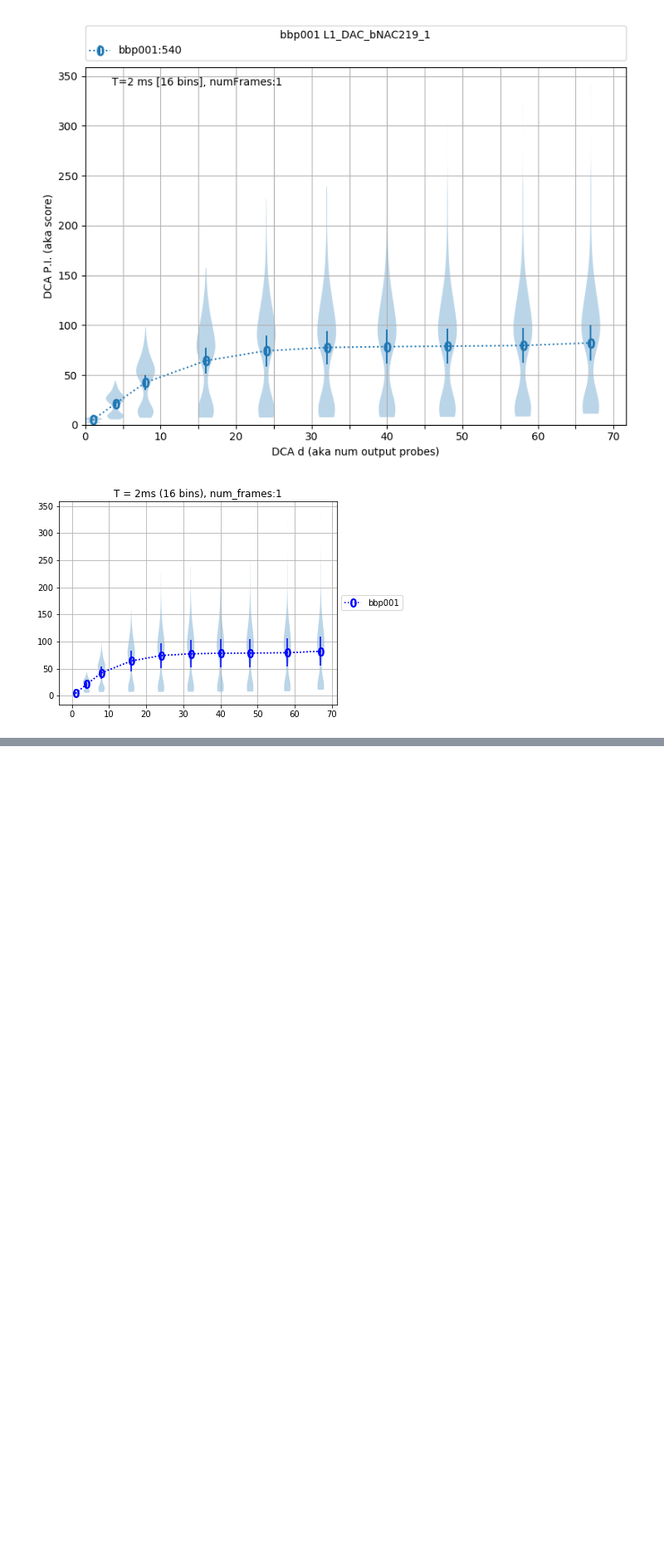
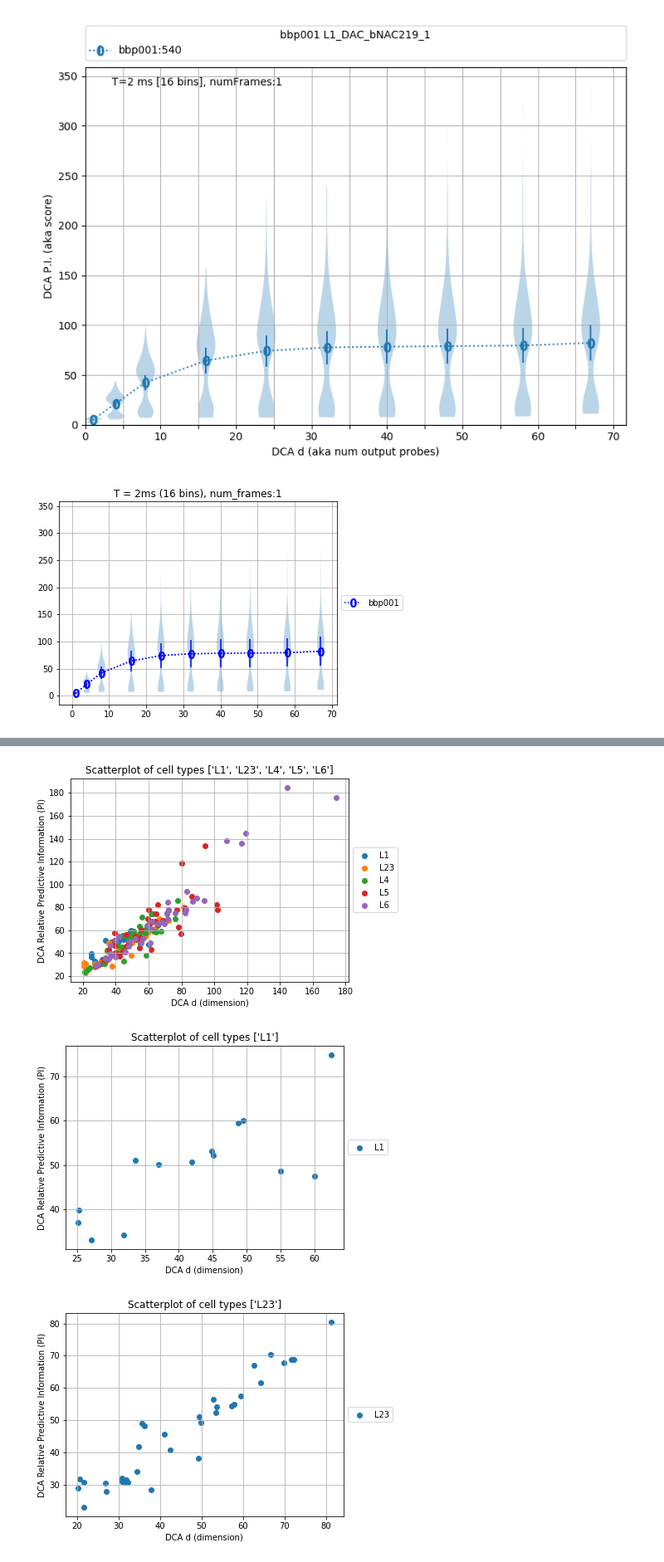
Before and after one commit to sushanthkumar2004/single-neuron-complexity, a Jupyter notebook: DCA_Graphs_and_Analysis.ipynb, the cells around one changed output, grey strips where cells are left out. Shown at 83% size. Cells and saved outputs as stored; diff of their text form; code cells hidden in the pictures; blank space fills up the shorter version.

```diff
--- a/DCA_Graphs_and_Analysis.ipynb
+++ b/DCA_Graphs_and_Analysis.ipynb
@@ -719,0 +724,25 @@ graph_DCA_vs_PI_framewise('bbp001')
+# %%
+def generate_DCA_vs_PI_by_type(cell_type, fit='exp', normalizer='unnorm', use_integer_DCA=True):
+    dca_pi_thresh_by_cell = []
+
+    for cell in SORTED_CELL_TYPES[cell_type]:
+        param_data_cell = curve_fit_params_DCA_vs_PI([cell], fit=fit, normalizer=normalizer)
+        error_cell = np.sqrt(param_data_cell['MSE'])
+        fit_params = param_data_cell['params']
+        threshold = param_data_cell['threshold']
+
+        dca_pi_thresh_current_cell = [cell, threshold, error_cell]
+
+        if fit == 'exp':
+            if use_integer_DCA:
+                A, B = fit_params
+                dca_lvl = np.ceil(-1 / B * np.log(1 - (threshold - error_cell) / A))
+            else:
+                A, B = fit_params
+                dca_lvl = -1 / B * np.log(1 - (threshold - error_cell) / A)
+            # append dca_lvl and the PI value corresponding to dca_lvl
+            dca_pi_thresh_current_cell.append(dca_lvl)
+            dca_pi_thresh_current_cell.append(A * (1 - np.exp(- B * dca_lvl)))
+
+        dca_pi_thresh_by_cell.append(dca_pi_thresh_current_cell)
+    return pd.DataFrame(dca_pi_thresh_by_cell, columns=['cell_name', 'threshold', 'error', 'dca_level', 'pi'])
@@ -719,0 +854,23 @@ graph_DCA_vs_PI_framewise('bbp001')
+# %%
+def generate_scatter_plot_DCA_vs_PI_by_type(cell_types_to_plot, normalizer='unnorm', use_integer_DCA=True, img_width=6, img_height=4.5):
+    plt.figure(figsize=(img_width, img_height))
+    for cell_type in cell_types_to_plot:
+        data_cell_type = generate_DCA_vs_PI_by_type(cell_type, use_integer_DCA=use_integer_DCA)
+        plt.scatter(data_cell_type['dca_level'], data_cell_type['pi'], label=cell_type)
+    plt.title('Scatterplot of cell types ' + str(cell_types_to_plot))
+    plt.xlabel('DCA d (dimension)')
+    plt.ylabel('DCA Relative Predictive Information (PI)')
+    plt.legend(loc='center left', bbox_to_anchor=(1, 0.5))
+    plt.grid(True)
+    plt.show()
+
+generate_scatter_plot_DCA_vs_PI_by_type(['L1', 'L23', 'L4', 'L5', 'L6'], use_integer_DCA=False)
+generate_scatter_plot_DCA_vs_PI_by_type(['L1'], use_integer_DCA=False)
+generate_scatter_plot_DCA_vs_PI_by_type(['L23'], use_integer_DCA=False)
+generate_scatter_plot_DCA_vs_PI_by_type(['L4'], use_integer_DCA=False)
+generate_scatter_plot_DCA_vs_PI_by_type(['L5'], use_integer_DCA=False)
+generate_scatter_plot_DCA_vs_PI_by_type(['L6'], use_integer_DCA=False)
+# %% [output]
+[figure, added]
+[figure, added]
+[figure, added]
```
Also changed, not shown: parts of 14 cells of this notebook.
